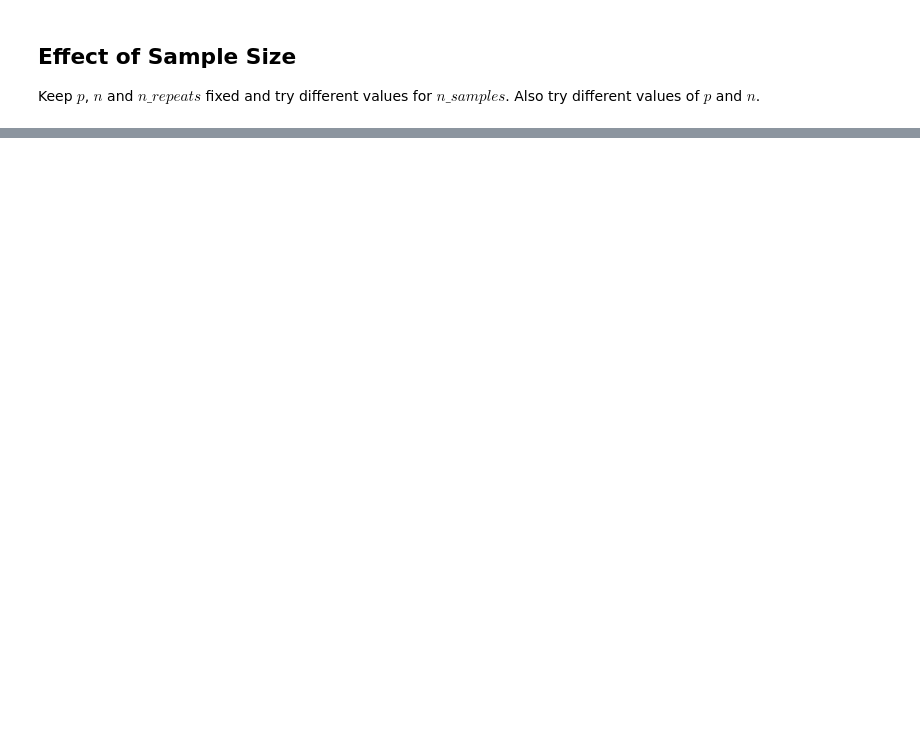
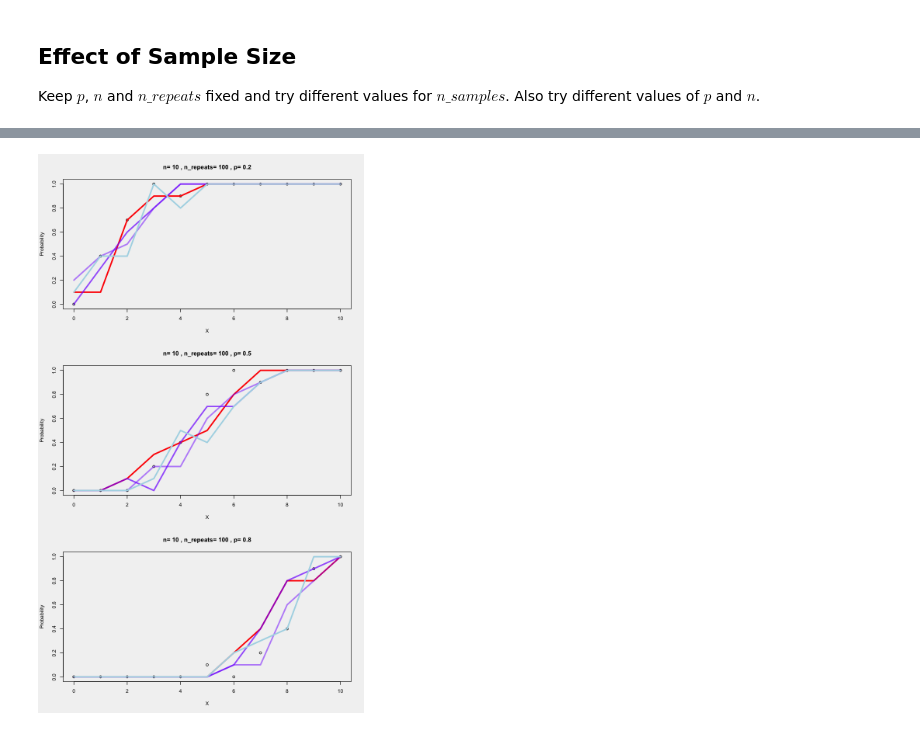
Before and after one commit to trankhanhtk/Statistics-with-R, a Jupyter notebook: The_Binomial_Distribution.ipynb, the cells around one changed output, grey strips where cells are left out. Drawn from its saved outputs; the diff is of its cells as text; code cells hidden in the pictures; blank space fills up the shorter version.

```diff
--- a/The_Binomial_Distribution.ipynb
+++ b/The_Binomial_Distribution.ipynb
@@ -95,0 +105,6 @@ points(0:n, sampling_proportions[5, ], col='lightblue', type='l', pch=16, lwd=3)
+# %%
+# a little larger
+n_samples = 10
+plot_hist()
+# %% [output]
+[figure, added]
```
Also changed, not shown: parts of 17 cells of this notebook.
